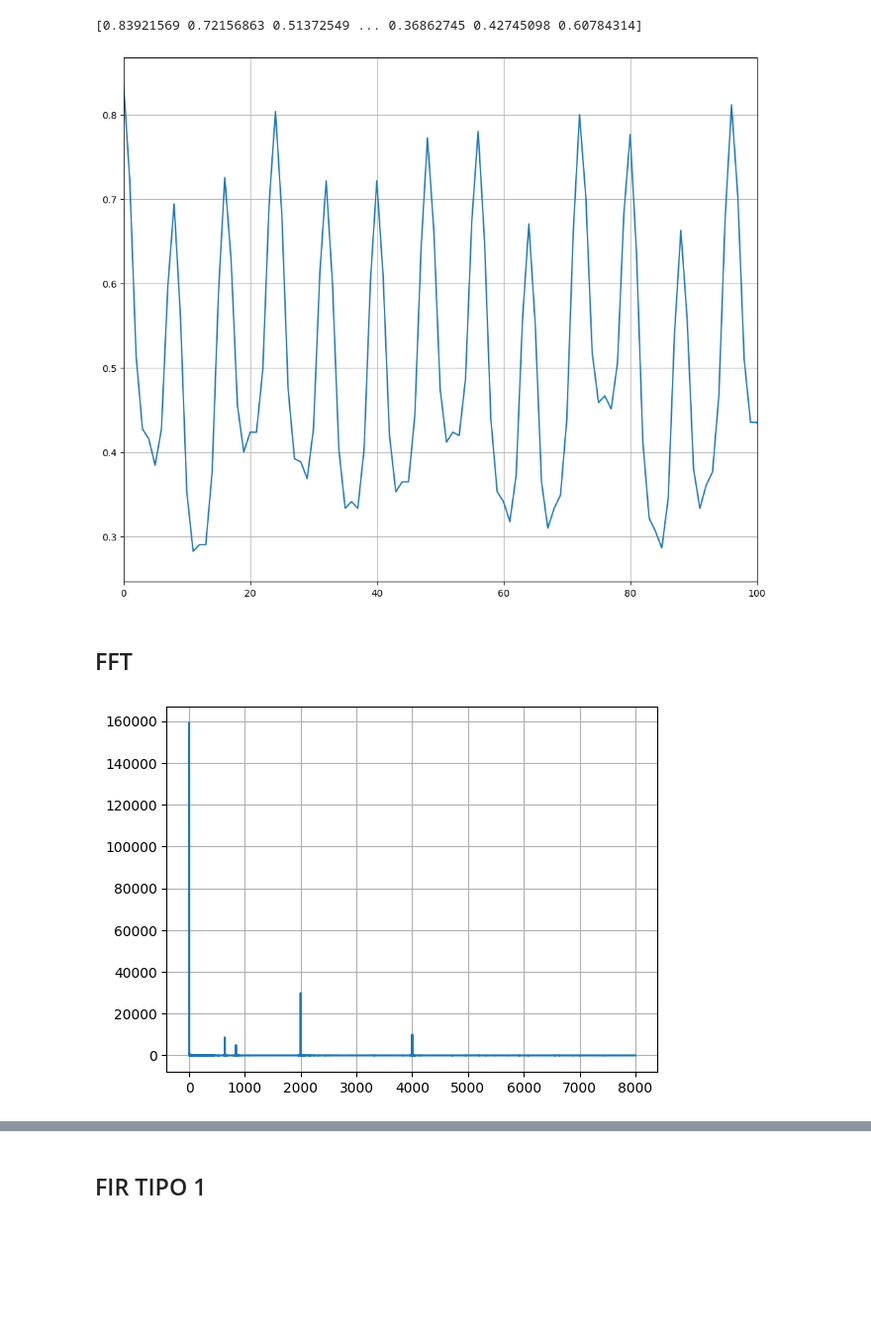
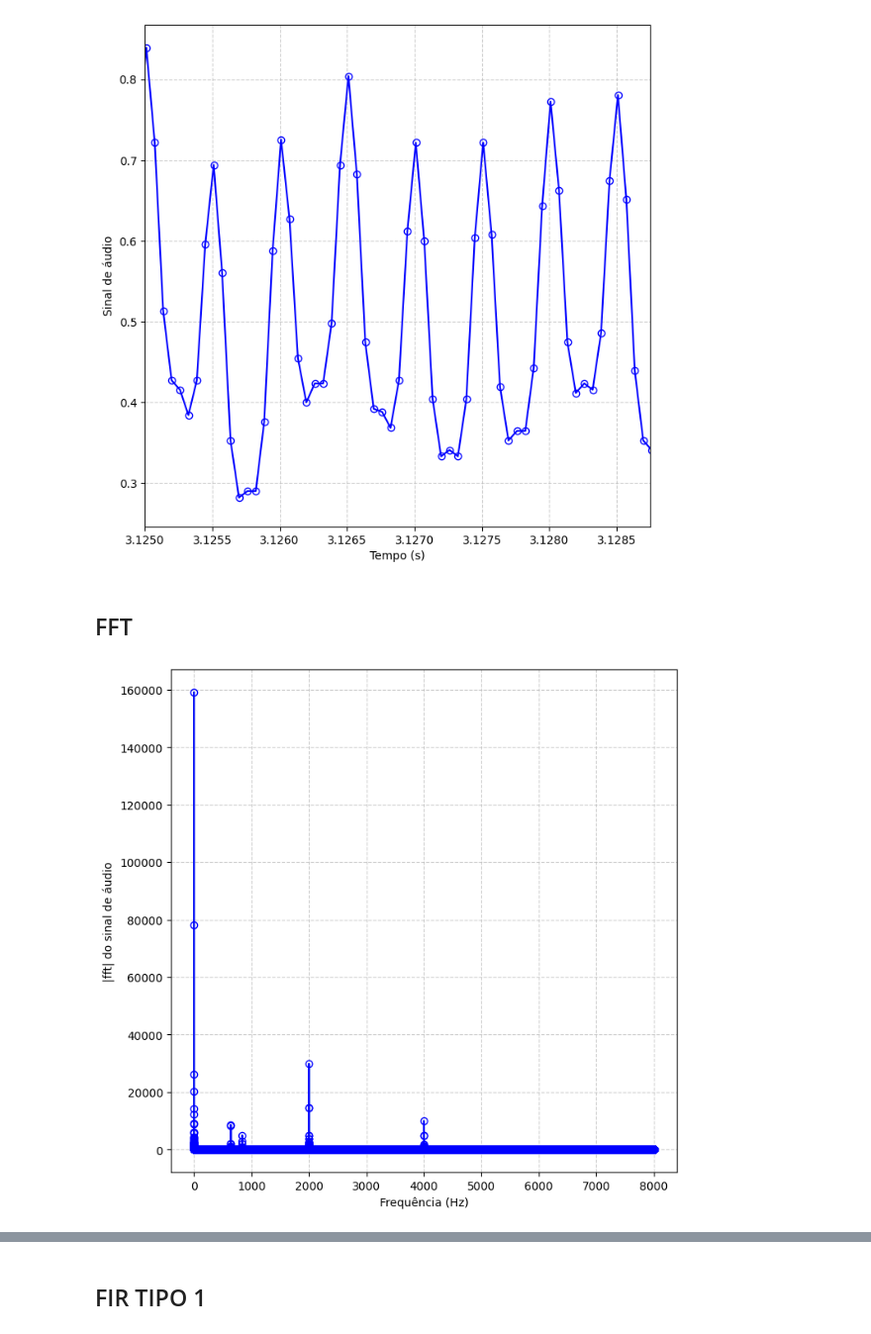
Before and after one commit to EriCand-Ss/PDS, a Jupyter notebook: FIR/FIR.ipynb, the cells around one changed output, grey strips where cells are left out. Shown at 99% size. Cells and saved outputs as stored; diff of their text form; code cells hidden in the pictures; blank space fills up the shorter version.

```diff
--- a/FIR/FIR.ipynb
+++ b/FIR/FIR.ipynb
@@ -9,16 +9,16 @@ fs, audio = wav.read('sinal_1.wav')
 if audio.dtype != np.float32:
     audio = audio / np.iinfo(audio.dtype).max
 
-print(audio)
+tempo = np.linspace(0,len(audio)/16000,len(audio))
-# %% [output]
-[0.83921569 0.72156863 0.51372549 ... 0.36862745 0.42745098 0.60784314]
 # %%
-plt.figure(figsize=(12,10))
-plt.plot(audio)
-plt.xlim(0,100)
-plt.grid(True)
+plt.figure(figsize=(8,8))
+plt.plot(tempo, audio, "-o", color="blue", markerfacecolor = 'None')
+plt.ylabel("Sinal de áudio")
+plt.xlabel("Tempo (s)")
+plt.xlim(1/16000 *50000,1/16000 *50060)
+plt.grid(True, linestyle="--", alpha=0.6)
 # %% [output]
-[figure, old version]
+[figure, new version]
 # %% [markdown]
 ## FFT
 # %%
@@ -29,5 +29,12 @@ fft = fft[0:len(fft)//2]
 # %%
-plt.plot(freq,np.abs(fft))
+plt.figure(figsize=(8,8))
+plt.plot(freq,np.abs(fft_audio))
+
 plt.grid(True)
+
+plt.plot(freq,np.abs(fft_audio), "-o", color="blue", markerfacecolor = 'None')
+plt.ylabel("|fft| do sinal de áudio")
+plt.xlabel("Frequência (Hz)")
+plt.grid(True, linestyle="--", alpha=0.6)
 # %% [output]
-[figure, old version]
+[figure, new version]
```
Also changed, not shown: parts of 24 cells of this notebook, 6 other files.
